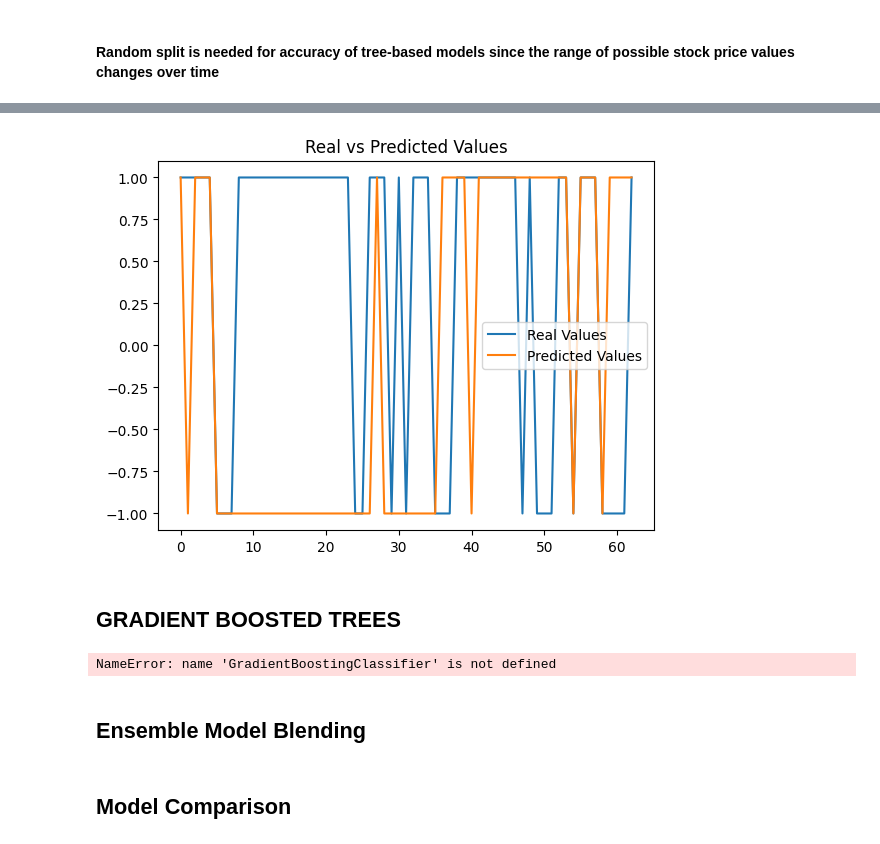
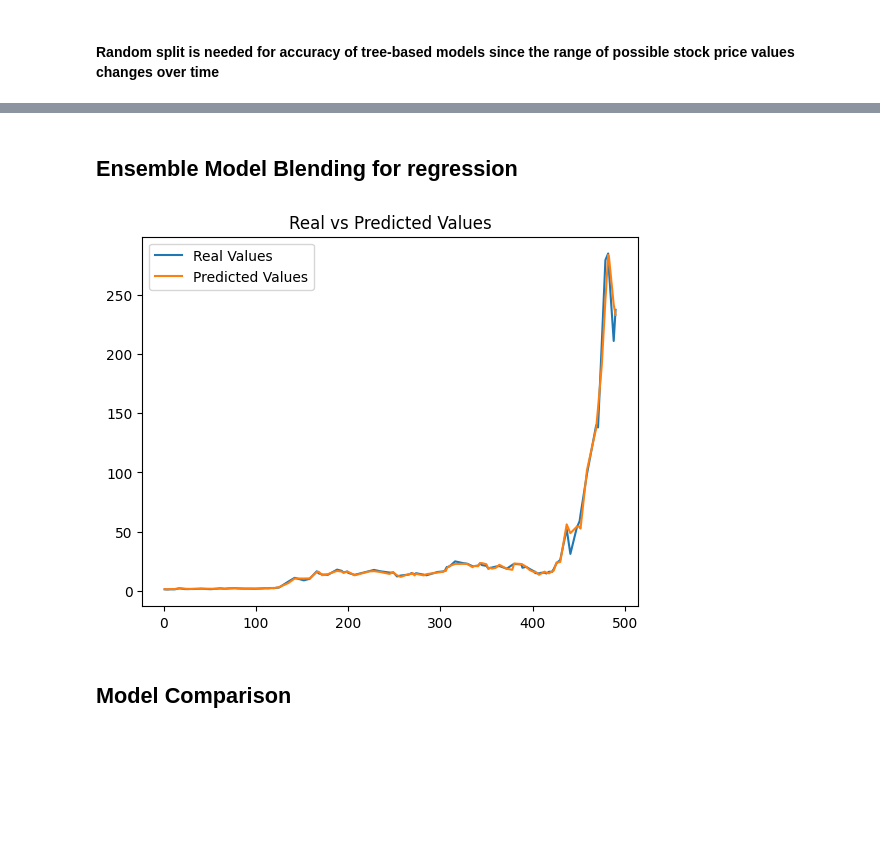
Before and after one commit to majda-br/Stock-trend-prediction, a Jupyter notebook: models/models.ipynb, the cells around one changed output, grey strips where cells are left out. Drawn from its saved outputs; the diff is of its cells as text; code cells hidden in the pictures; blank space fills up the shorter version.

Commit message:
combine regression and classification into one file

```diff
--- a/models/models.ipynb
+++ b/models/models.ipynb
@@ -436,0 +454,12 @@ Fitting 5 folds for each of 5 candidates, totalling 25 fits
+# %%
+# Create plot to compare real and predicted test stock values
+
+y_pred_copy = y_test.copy()
+for i in range(len(y_pred_copy)):
+    y_pred_copy[y_pred_copy.index[i]] = test_pred_rf[i]
+
+plt.title('Real vs Predicted Values')
+plt.plot(y_test.sort_index(),  label= 'Real Values')
+plt.plot(y_pred_copy.sort_index(), label = 'Predicted Values')
+plt.legend()
+plt.show()
@@ -436,0 +471,16 @@ Fitting 5 folds for each of 5 candidates, totalling 25 fits
+# %%
+reg = GradientBoostingRegressor(random_state=99)
+reg.fit(X_train, y_train)
+test_pred_reg, train_pred_reg = reg.predict(X_test), reg.predict(X_train)
+# %%
+# Create plot to compare real and predicted test stock values
+
+y_pred_copy = y_test.copy()
+for i in range(len(y_pred_copy)):
+    y_pred_copy[y_pred_copy.index[i]] = test_pred_reg[i]
+
+plt.title('Real vs Predicted Values')
+plt.plot(y_test.sort_index(),  label= 'Real Values')
+plt.plot(y_pred_copy.sort_index(), label = 'Predicted Values')
+plt.legend()
+plt.show()
@@ -437,19 +489,21 @@ Fitting 5 folds for each of 5 candidates, totalling 25 fits
+# %% [markdown]
+## Ensemble Model Blending for regression
+# %%
+train = pd.DataFrame({'Tesla_Stock_Price': y_train, 'val_pred_cart': train_pred_cart, 'val_pred_rf': train_pred_rf, 'val_pred_reg': train_pred_reg})
+test = pd.DataFrame({'Tesla_Stock_Price': y_test, 'val_pred_cart': test_pred_cart, 'val_pred_rf': test_pred_rf, 'val_pred_reg': test_pred_reg})
+ensemble_model = smf.ols(formula='Tesla_Stock_Price ~ val_pred_cart+val_pred_reg+val_pred_rf -1', data=train).fit()
+test_pred_ens, train_pred_ens = ensemble_model.predict(test), ensemble_model.predict(train)
 # %%
+# Create plot to compare real and predicted test stock values
+
+y_pred_copy = test['Tesla_Stock_Price'].copy()
+for i in y_pred_copy.index:
+    y_pred_copy[i] = test_pred_ens[i]
+
 plt.title('Real vs Predicted Values')
-
-plt.plot(y_test_class,  label= 'Real Values')
-plt.plot(test_pred_rf, label = 'Predicted Values')
+plt.plot(y_test.sort_index(),  label= 'Real Values')
+plt.plot(y_pred_copy.sort_index(), label = 'Predicted Values')
 plt.legend()
 plt.show()
 # %% [output]
-[figure, old version]
+[figure, new version]
-# %% [markdown]
-## GRADIENT BOOSTED TREES
-# %%
-reg = GradientBoostingClassifier(random_state=99)
-reg.fit(X_train, y_train_class)
-test_pred_reg, train_pred_reg = reg.predict(X_test), reg.predict(X_train)
-# %% [output]
-NameError: name 'GradientBoostingClassifier' is not defined
-# %% [markdown]
-## Ensemble Model Blending
```
Also changed, not shown: parts of 43 cells of this notebook, 1 other file.
